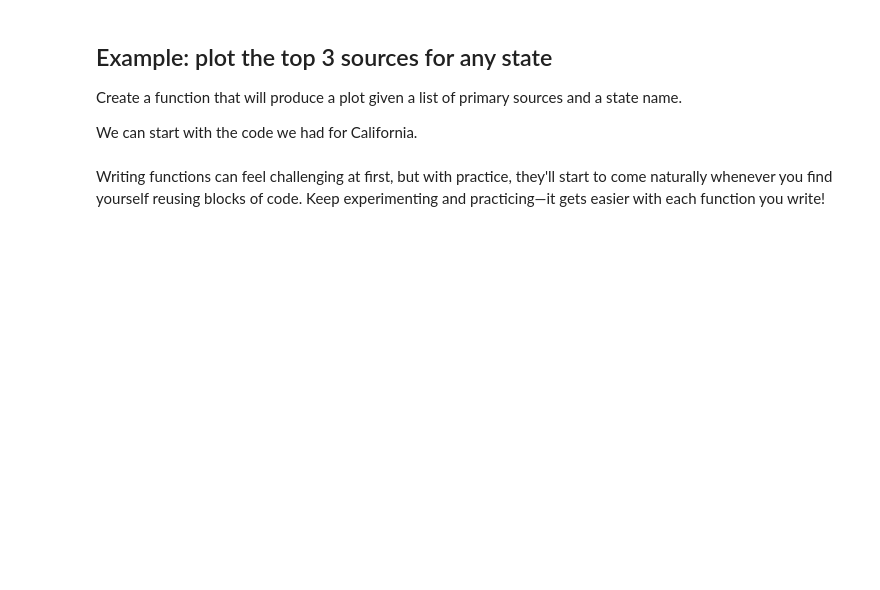
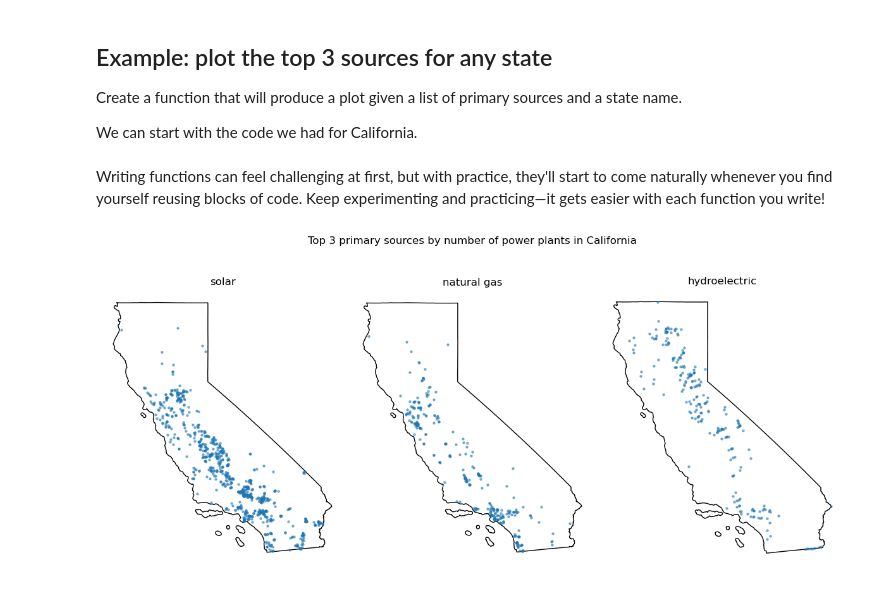
Before and after one commit to Karlavramos/eds220-in-class, a Jupyter notebook: week-6-functions-STUDENTS.ipynb, the cells around one changed output. Cells and saved outputs as stored; diff of their text form; code cells hidden in the pictures; blank space fills up the shorter version.

```diff
--- a/week-6-functions-STUDENTS.ipynb
+++ b/week-6-functions-STUDENTS.ipynb
@@ -242,0 +269,3 @@ Make sure everything is properly indented.
+# %%
+for state in ['New Jersey', 'New York', 'Pennsylvania']:
+    print(f'{state}: {top_3_sources(state)}')
@@ -268,3 +352,13 @@ Follow the steps:
+# %%
+
+source = 'wind'
+plants = power_plants
+
+def state_power_count(state,plants):
+        source_plants = plants[plants['primsource'] == source]
+        source_plants['state'].value_counts()
+
+state_power_count('Idaho', power_plants)
 # %% [markdown]
 ## Example: plot the top 3 sources for any state
 
@@ -275,0 +396,29 @@ Writing functions can feel challenging at first, but with practice, they'll star
+# %%
+# CA top 3 primary sources by number of power plants
+ca_top_sources = top3_sources('California', power_plants)
+
+# Select CA power plants and boundary
+ca_power_plants = power_plants[power_plants['state'] == 'California']
+ca_boundary = states[states['name'] == "California"]
+
+# Create subplots for each top source in a single figure
+fig, ax = plt.subplots(figsize=(12,6), nrows=1, ncols=3)
+for axis, source in zip(ax, ca_top_sources):   # Iterate over subplots and energy sources
+
+    axis.set_title(source)
+    axis.axis('off')
+
+    ca_boundary.plot(ax=axis,
+                     color='none')
+
+    # Subset power plants by source and plot
+    source_subset = ca_power_plants[ca_power_plants['primsource'] == source]
+    source_subset.plot(ax=axis,
+                    markersize=5,
+                    alpha=0.5)
+
+fig.suptitle("Top 3 primary sources by number of power plants in California")
+plt.tight_layout()
+plt.show()
+# %% [output]
+[figure, added]
```
Also changed, not shown: parts of 11 cells of this notebook, 1 other file.
